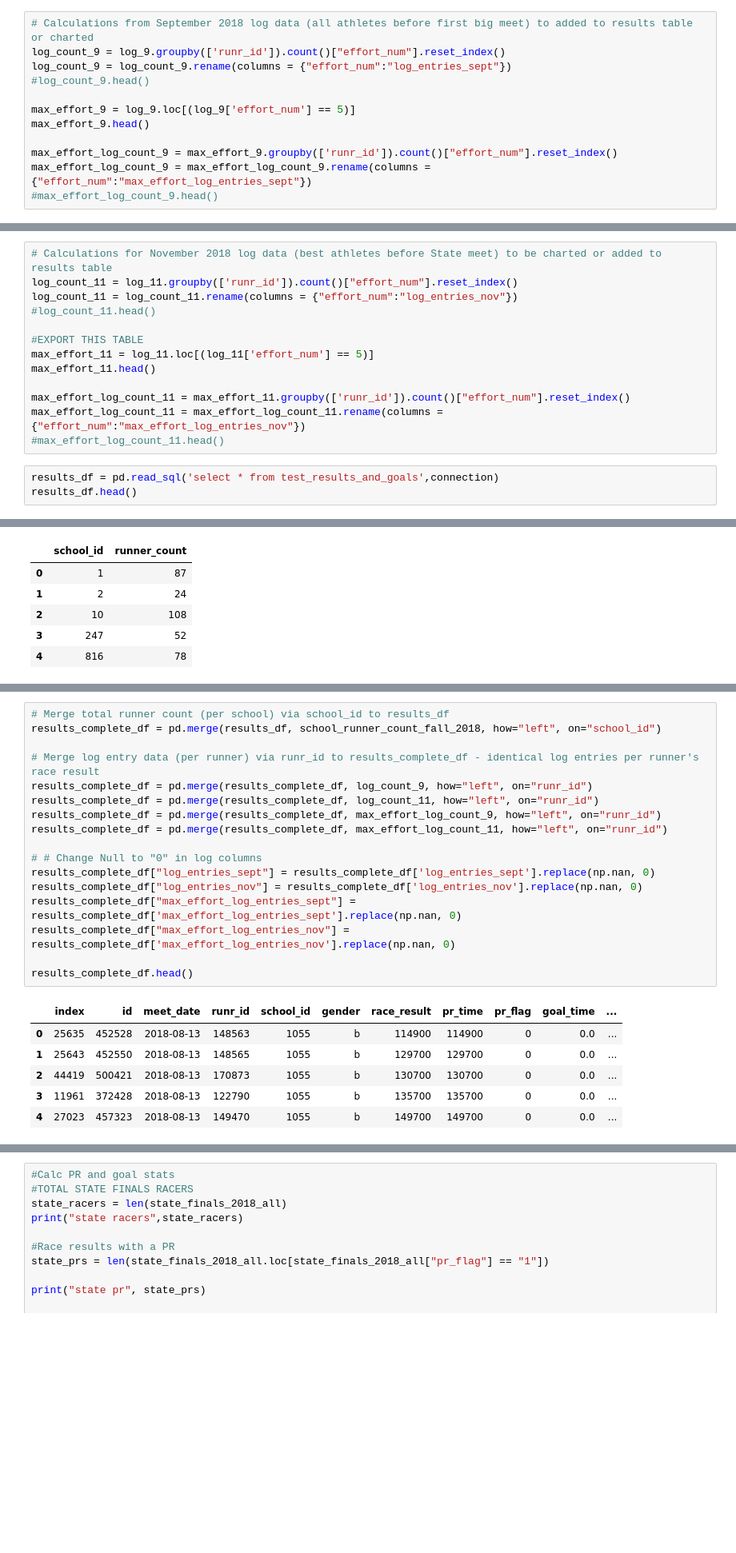
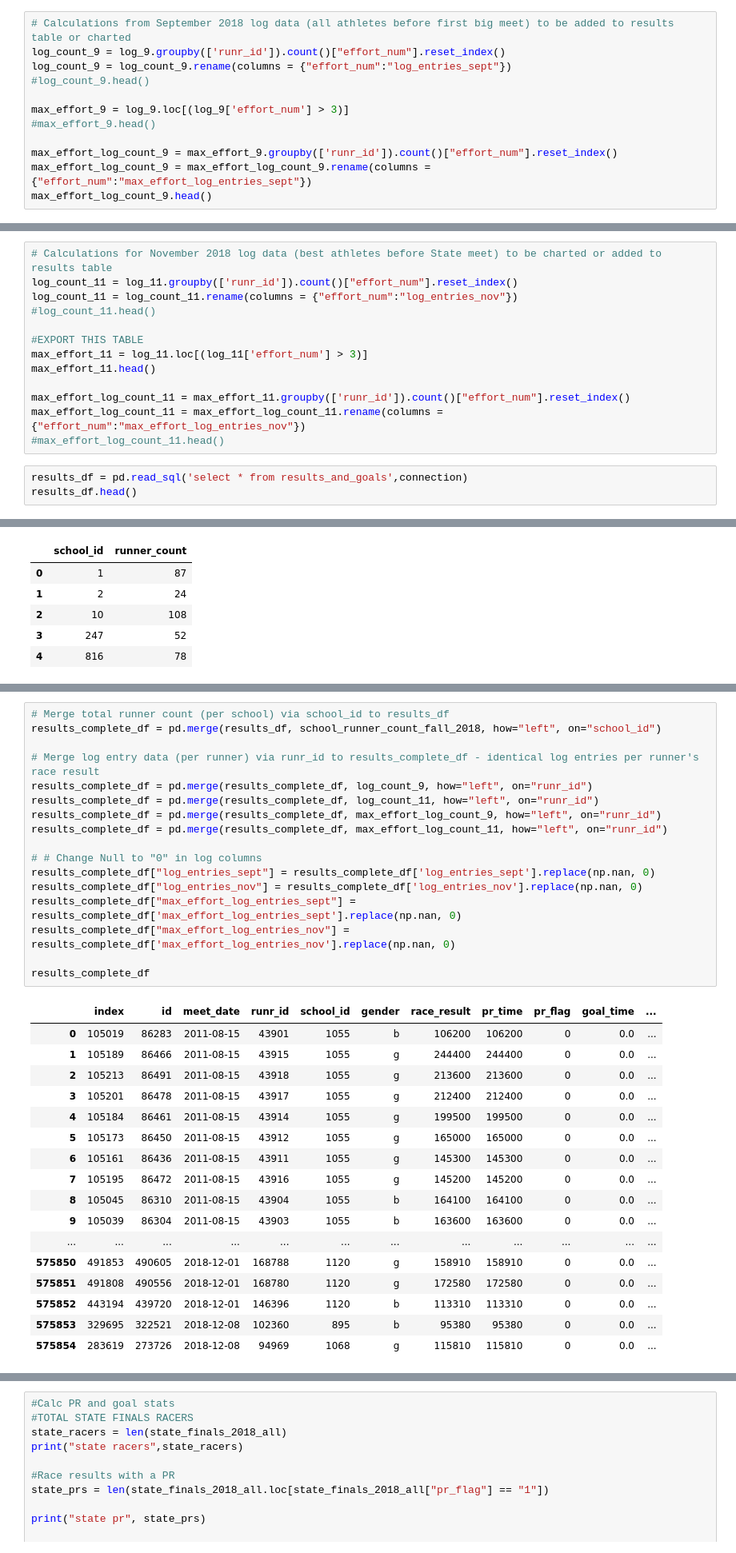
Before and after one commit to DRBrenner/race_performance_final, a Jupyter notebook: transform_data.ipynb, the cells around one changed output, grey strips where cells are left out. Shown at 80% size. Saved outputs shown, nothing was run; the diff lists cells and outputs as text; blank space fills up the shorter version.

```diff
--- a/transform_data.ipynb
+++ b/transform_data.ipynb
@@ -40,14 +40,14 @@ log_9.head(5)
 # max_effort_log_count_9 = max_effort_log_count_9.rename(columns = {"effort_num":"max_effort_log_entries_sept"})
 # #max_effort_log_count_9.head()
 # %%
-# Calculations from September 2018 log data (all athletes before first big meet) to added to results table or charted
+# Calculations from September 2018 log data (all athletes before first big meet) to be added to results table or charted
 log_count_9 = log_9.groupby(['runr_id']).count()["effort_num"].reset_index()
 log_count_9 = log_count_9.rename(columns = {"effort_num":"log_entries_sept"})
 #log_count_9.head()
 
-max_effort_9 = log_9.loc[(log_9['effort_num'] == 5)]
-max_effort_9.head()
+max_effort_9 = log_9.loc[(log_9['effort_num'] > 3)]
+#max_effort_9.head()
 
 max_effort_log_count_9 = max_effort_9.groupby(['runr_id']).count()["effort_num"].reset_index()
 max_effort_log_count_9 = max_effort_log_count_9.rename(columns = {"effort_num":"max_effort_log_entries_sept"})
-#max_effort_log_count_9.head()
+max_effort_log_count_9.head()
@@ -81,14 +88,14 @@ log_count_11 = log_count_11.rename(columns = {"effort_num":"log_entries_nov"})
 #log_count_11.head()
 
 #EXPORT THIS TABLE
-max_effort_11 = log_11.loc[(log_11['effort_num'] == 5)]
+max_effort_11 = log_11.loc[(log_11['effort_num'] > 3)]
 max_effort_11.head()
 
 max_effort_log_count_11 = max_effort_11.groupby(['runr_id']).count()["effort_num"].reset_index()
 max_effort_log_count_11 = max_effort_log_count_11.rename(columns = {"effort_num":"max_effort_log_entries_nov"})
 #max_effort_log_count_11.head()
 # %%
-results_df = pd.read_sql('select * from test_results_and_goals',connection)
+results_df = pd.read_sql('select * from results_and_goals',connection)
 results_df.head()
 # %% [output]
 |  | id | meet_date | runr_id | school_id | gender | race_result | pr_time | previous_time | last_year_time | ... |
@@ -226,24 +251,35 @@ school_runner_count_fall_2018.head()
 # %%
 # Merge total runner count (per school) via school_id to results_df
 results_complete_df = pd.merge(results_df, school_runner_count_fall_2018, how="left", on="school_id")
 
 # Merge log entry data (per runner) via runr_id to results_complete_df - identical log entries per runner's race result
 results_complete_df = pd.merge(results_complete_df, log_count_9, how="left", on="runr_id")
 results_complete_df = pd.merge(results_complete_df, log_count_11, how="left", on="runr_id")
 results_complete_df = pd.merge(results_complete_df, max_effort_log_count_9, how="left", on="runr_id")
 results_complete_df = pd.merge(results_complete_df, max_effort_log_count_11, how="left", on="runr_id")
 
 # # Change Null to "0" in log columns
 results_complete_df["log_entries_sept"] = results_complete_df['log_entries_sept'].replace(np.nan, 0)
 results_complete_df["log_entries_nov"] = results_complete_df['log_entries_nov'].replace(np.nan, 0)
 results_complete_df["max_effort_log_entries_sept"] = results_complete_df['max_effort_log_entries_sept'].replace(np.nan, 0)
 results_complete_df["max_effort_log_entries_nov"] = results_complete_df['max_effort_log_entries_nov'].replace(np.nan, 0)
 
-results_complete_df.head()
+results_complete_df
 # %% [output]
 |  | index | id | meet_date | runr_id | school_id | gender | race_result | pr_time | pr_flag | goal_time | ... |
-| 0 | 25635 | 452528 | 2018-08-13 | 148563 | 1055 | b | 114900 | 114900 | 0 | 0.0 | ... |
-| 1 | 25643 | 452550 | 2018-08-13 | 148565 | 1055 | b | 129700 | 129700 | 0 | 0.0 | ... |
-| 2 | 44419 | 500421 | 2018-08-13 | 170873 | 1055 | b | 130700 | 130700 | 0 | 0.0 | ... |
-| 3 | 11961 | 372428 | 2018-08-13 | 122790 | 1055 | b | 135700 | 135700 | 0 | 0.0 | ... |
-| 4 | 27023 | 457323 | 2018-08-13 | 149470 | 1055 | b | 149700 | 149700 | 0 | 0.0 | ... |
+| 0 | 105019 | 86283 | 2011-08-15 | 43901 | 1055 | b | 106200 | 106200 | 0 | 0.0 | ... |
+| 1 | 105189 | 86466 | 2011-08-15 | 43915 | 1055 | g | 244400 | 244400 | 0 | 0.0 | ... |
+| 2 | 105213 | 86491 | 2011-08-15 | 43918 | 1055 | g | 213600 | 213600 | 0 | 0.0 | ... |
+| 3 | 105201 | 86478 | 2011-08-15 | 43917 | 1055 | g | 212400 | 212400 | 0 | 0.0 | ... |
+| 4 | 105184 | 86461 | 2011-08-15 | 43914 | 1055 | g | 199500 | 199500 | 0 | 0.0 | ... |
+| 5 | 105173 | 86450 | 2011-08-15 | 43912 | 1055 | g | 165000 | 165000 | 0 | 0.0 | ... |
+| 6 | 105161 | 86436 | 2011-08-15 | 43911 | 1055 | g | 145300 | 145300 | 0 | 0.0 | ... |
+| 7 | 105195 | 86472 | 2011-08-15 | 43916 | 1055 | g | 145200 | 145200 | 0 | 0.0 | ... |
+| 8 | 105045 | 86310 | 2011-08-15 | 43904 | 1055 | b | 164100 | 164100 | 0 | 0.0 | ... |
+| 9 | 105039 | 86304 | 2011-08-15 | 43903 | 1055 | b | 163600 | 163600 | 0 | 0.0 | ... |
+| ... | ... | ... | ... | ... | ... | ... | ... | ... | ... | ... | ... |
+| 575850 | 491853 | 490605 | 2018-12-01 | 168788 | 1120 | g | 158910 | 158910 | 0 | 0.0 | ... |
+| 575851 | 491808 | 490556 | 2018-12-01 | 168780 | 1120 | g | 172580 | 172580 | 0 | 0.0 | ... |
+| 575852 | 443194 | 439720 | 2018-12-01 | 146396 | 1120 | b | 113310 | 113310 | 0 | 0.0 | ... |
+| 575853 | 329695 | 322521 | 2018-12-08 | 102360 | 895 | b | 95380 | 95380 | 0 | 0.0 | ... |
+| 575854 | 283619 | 273726 | 2018-12-08 | 94969 | 1068 | g | 115810 | 115810 | 0 | 0.0 | ... |
```
Also changed, not shown: parts of 21 cells of this notebook, 6 other files.
